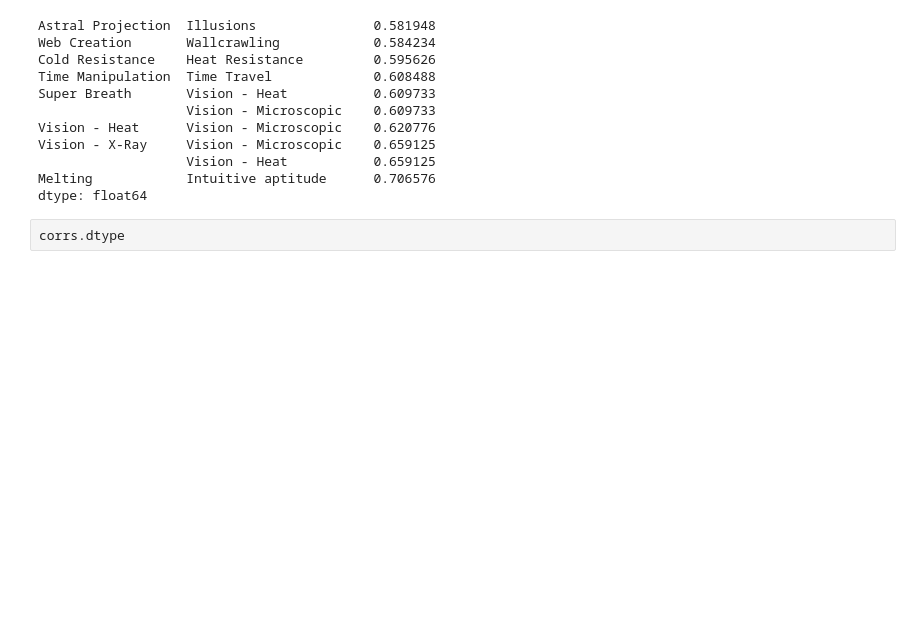
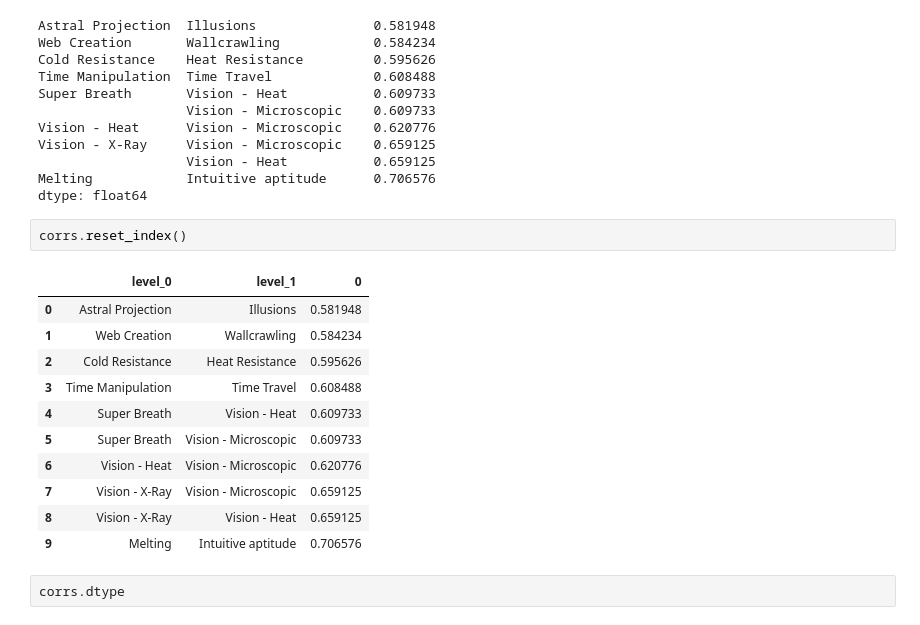
Before and after one commit to erdemiraysu/dsc-pandas-data-cleaning-lab, a Jupyter notebook: index.ipynb, the cells around one changed output. Saved outputs shown, nothing was run; the diff lists cells and outputs as text; blank space fills up the shorter version.

```diff
--- a/index.ipynb
+++ b/index.ipynb
@@ -1145,6 +1147,20 @@ Vision - X-Ray     Vision - Microscopic    0.659125
                    Vision - Heat           0.659125
 Melting            Intuitive aptitude      0.706576
 dtype: float64
+# %%
+corrs.reset_index()
+# %% [output]
+|  | level_0 | level_1 | 0 |
+| 0 | Astral Projection | Illusions | 0.581948 |
+| 1 | Web Creation | Wallcrawling | 0.584234 |
+| 2 | Cold Resistance | Heat Resistance | 0.595626 |
+| 3 | Time Manipulation | Time Travel | 0.608488 |
+| 4 | Super Breath | Vision - Heat | 0.609733 |
+| 5 | Super Breath | Vision - Microscopic | 0.609733 |
+| 6 | Vision - Heat | Vision - Microscopic | 0.620776 |
+| 7 | Vision - X-Ray | Vision - Microscopic | 0.659125 |
+| 8 | Vision - X-Ray | Vision - Heat | 0.659125 |
+| 9 | Melting | Intuitive aptitude | 0.706576 |
 # %%
 corrs.dtype
 # %% [output]
```
Also changed, not shown: parts of 17 cells of this notebook.
